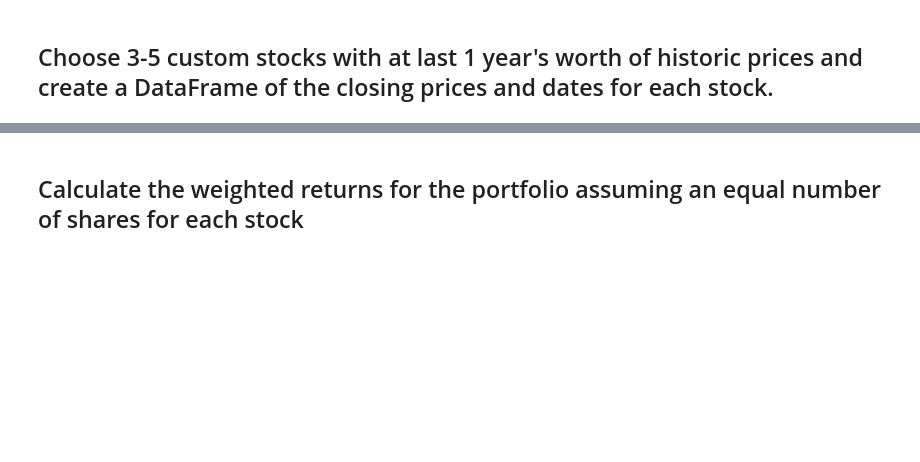
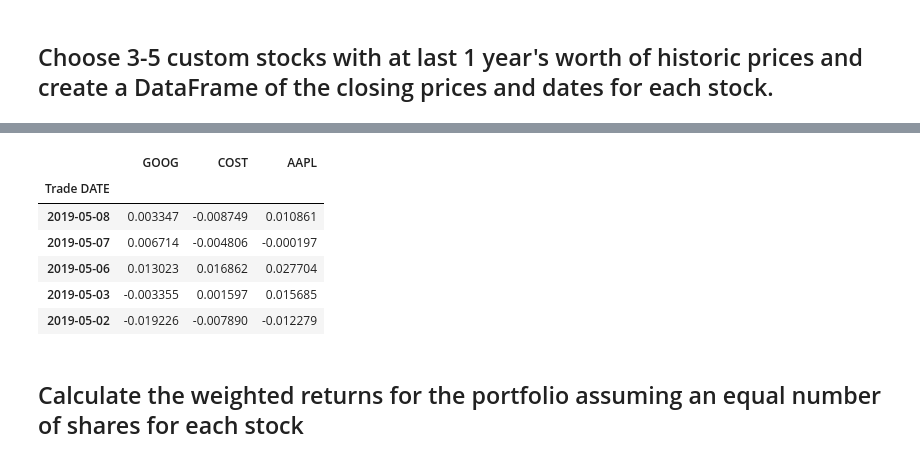
Before and after one commit to bittraidr/Challenge_4, a Jupyter notebook: whale_analysis.ipynb, the cells around one changed output, grey strips where cells are left out. Cells and saved outputs as stored; diff of their text form; code cells hidden in the pictures; blank space fills up the shorter version.

```diff
--- a/whale_analysis.ipynb
+++ b/whale_analysis.ipynb
@@ -417,0 +538,12 @@ In this section, you will build your own portfolio of stocks, calculate the retu
+# %%
+# Reset Date index
+# all_stocks_reset_index = all_stocks.set_index('Trade DATE')
+
+# Reset Date index
+all_stocks_reset_index = all_stocks.set_index('Trade DATE')
+
+# # Extract the first item from the index values
+all_stocks_reset_index.index = all_stocks_reset_index.index.to_series().apply(lambda x: x[0])
+
+# Print the updated DataFrame
+print(all_stocks_reset_index)
@@ -418,2 +566,7 @@ In this section, you will build your own portfolio of stocks, calculate the retu
 # %%
 # Reorganize portfolio data by having a column per symbol
+all_stocks_reset_index = all_stocks_reset_index[['NOCP']]
+
+all_stocks_reset_index.columns = ['GOOG', 'COST', 'AAPL']
+
+print(all_stocks_reset_index)
@@ -420,9 +589,20 @@ In this section, you will build your own portfolio of stocks, calculate the retu
 # %%
 # Calculate daily returns
+all_stocks_daily_returns = all_stocks_reset_index.pct_change()
 
 # Drop NAs
+all_stocks_daily_returns = all_stocks_daily_returns.dropna()
 
 # Display sample data
+all_stocks_daily_returns.head()
+# %% [output]
+|  | GOOG | COST | AAPL |
+| Trade DATE |  |  |  |
+| 2019-05-08 | 0.003347 | -0.008749 | 0.010861 |
+| 2019-05-07 | 0.006714 | -0.004806 | -0.000197 |
+| 2019-05-06 | 0.013023 | 0.016862 | 0.027704 |
+| 2019-05-03 | -0.003355 | 0.001597 | 0.015685 |
+| 2019-05-02 | -0.019226 | -0.007890 | -0.012279 |
 # %% [markdown]
 ## Calculate the weighted returns for the portfolio assuming an equal number of shares for each stock
 # %%
```
Also changed, not shown: parts of 19 cells of this notebook.
